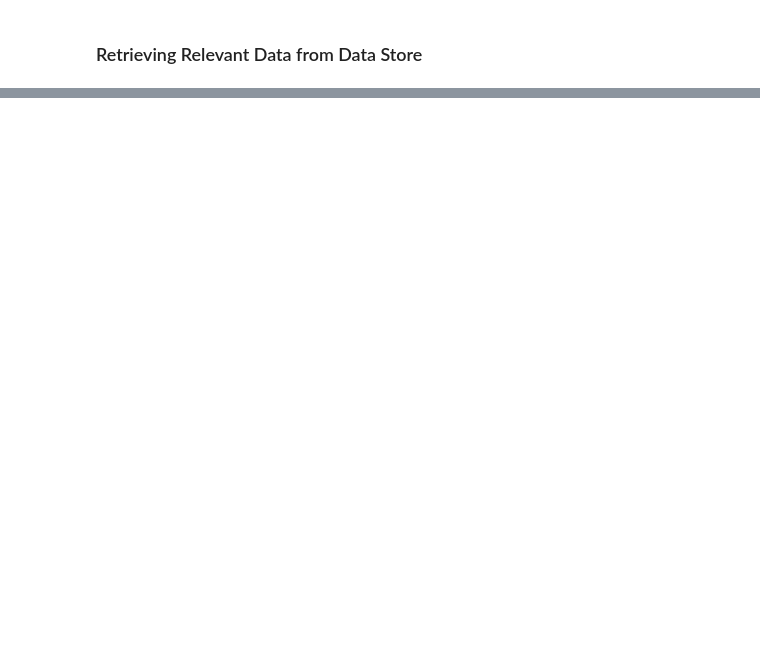
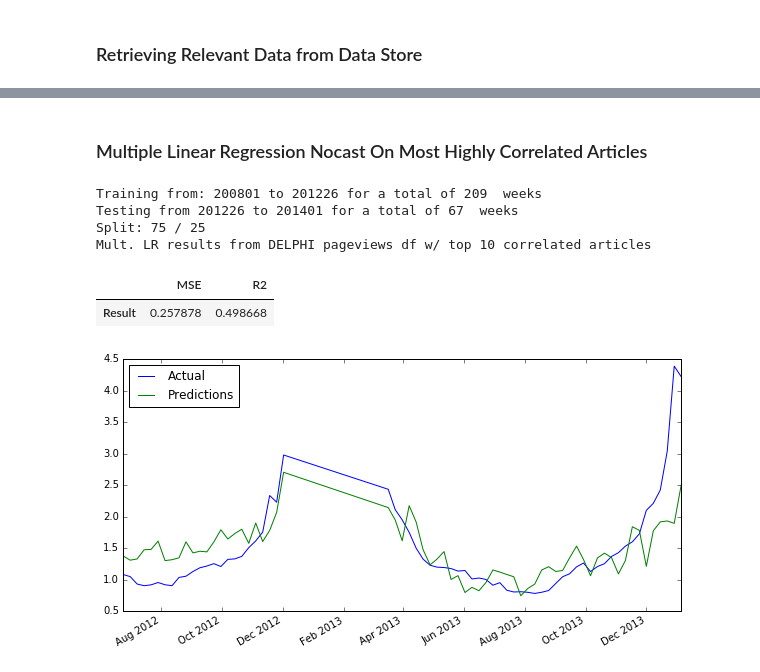
Before and after one commit to wcwagner/wikidemics, a Jupyter notebook: influenza-regression.ipynb, the cells around one changed output, grey strips where cells are left out. Drawn from its saved outputs; the diff is of its cells as text; code cells hidden in the pictures; blank space fills up the shorter version.

Commit message:
adds regression functions

```diff
--- a/influenza-regression.ipynb
+++ b/influenza-regression.ipynb
@@ -146,0 +29,3 @@ Variance score: -0.02
+# %%
+cols = lanlPageViews.columns
+relativePageViews = lanlPageViews.loc[200750:,cols[:-1]].div(lanlPageViews.loc[200750:, 'en'], axis=0)
@@ -146,0 +44,10 @@ Variance score: -0.02
+# %%
+def correlateArticles(pageViewsDf, wILIdf, s, e):
+    # top pearson r coefficients
+    correlations = []
+    for article in pageViewsDf.columns:
+        df = pd.DataFrame({'wILI': wILI.loc[s:e, 'Weekly ILI'],
+                           'Views': pageViewsDf.loc[s:e, article]})
+        correlations.append( (article, df.corr().loc['Views', 'wILI']))
+    correlations.sort(key=lambda t: t[1], reverse=True)
+    return correlations
@@ -146,0 +79,6 @@ Variance score: -0.02
+# %%
+pandemicEpiweeks = list(range(200914, 200940))
+pageViewsFiltered = pageViews.drop(pandemicEpiweeks)
+lanlPageViewsFiltered = lanlPageViews.drop(pandemicEpiweeks)
+relativePageViewsFiltered = relativePageViews.drop(pandemicEpiweeks)
+wILIfiltered = wILI.drop(pandemicEpiweeks)
@@ -146,0 +118,6 @@ Variance score: -0.02
+# %%
+preseasonEpiweeks = list(pageViewsFiltered.loc[201250:201310].index)
+pageViewsFiltered = pageViewsFiltered.drop(preseasonEpiweeks)
+lanlPageViewsFiltered = lanlPageViewsFiltered.drop(preseasonEpiweeks)
+relativePageViewsFiltered = relativePageViewsFiltered.drop(preseasonEpiweeks)
+wILIfiltered = wILIfiltered.drop(preseasonEpiweeks)
@@ -146,0 +220,2 @@ Variance score: -0.02
+# %% [markdown]
+### Multiple Linear Regression Nocast On Most Highly Correlated Articles
@@ -146,0 +254,27 @@ Variance score: -0.02
+# %%
+train_s, train_e = 200801, 201226
+test_s, test_e = 201226, 201401
+# top correlated articles by pearson coef
+topArticlesAllYears = [ t[0] for t in correlateArticles(relativePageViewsFiltered, wILIfiltered, train_s, train_e)[:5] ]
+topArticlesTraining = [ t[0] for t in correlateArticles(relativePageViewsFiltered, wILIfiltered, train_s, train_e)[:5] ]
+
+res, y_true, y_pred = multipleLinearRegression(pageViewsFiltered, wILIfiltered, train_s=train_s, train_e=train_e,
+                               test_s=test_s, test_e=test_e, forecastOffset=0, articles=topArticlesTraining)
+
+index = list( map(epiweekToDatetime, list(pageViewsFiltered.loc[test_s:test_e].index)) )
+
+y = pd.DataFrame({'Actual': y_true.values.reshape(len(y_true)),
+                  'Predictions': y_pred.reshape(len(y_pred))},
+                  index=index )
+
+y.plot(figsize=(10,5))
+print('Mult. LR results from DELPHI pageviews df w/ top 10 correlated articles')
+res
+# %% [output]
+Training from: 200801 to 201226 for a total of 209  weeks
+Testing from 201226 to 201401 for a total of 67  weeks
+Split: 75 / 25
+Mult. LR results from DELPHI pageviews df w/ top 10 correlated articles
+|  | MSE | R2 |
+| Result | 0.257878 | 0.498668 |
+[figure, added]
```
Also changed, not shown: parts of 40 cells of this notebook.
